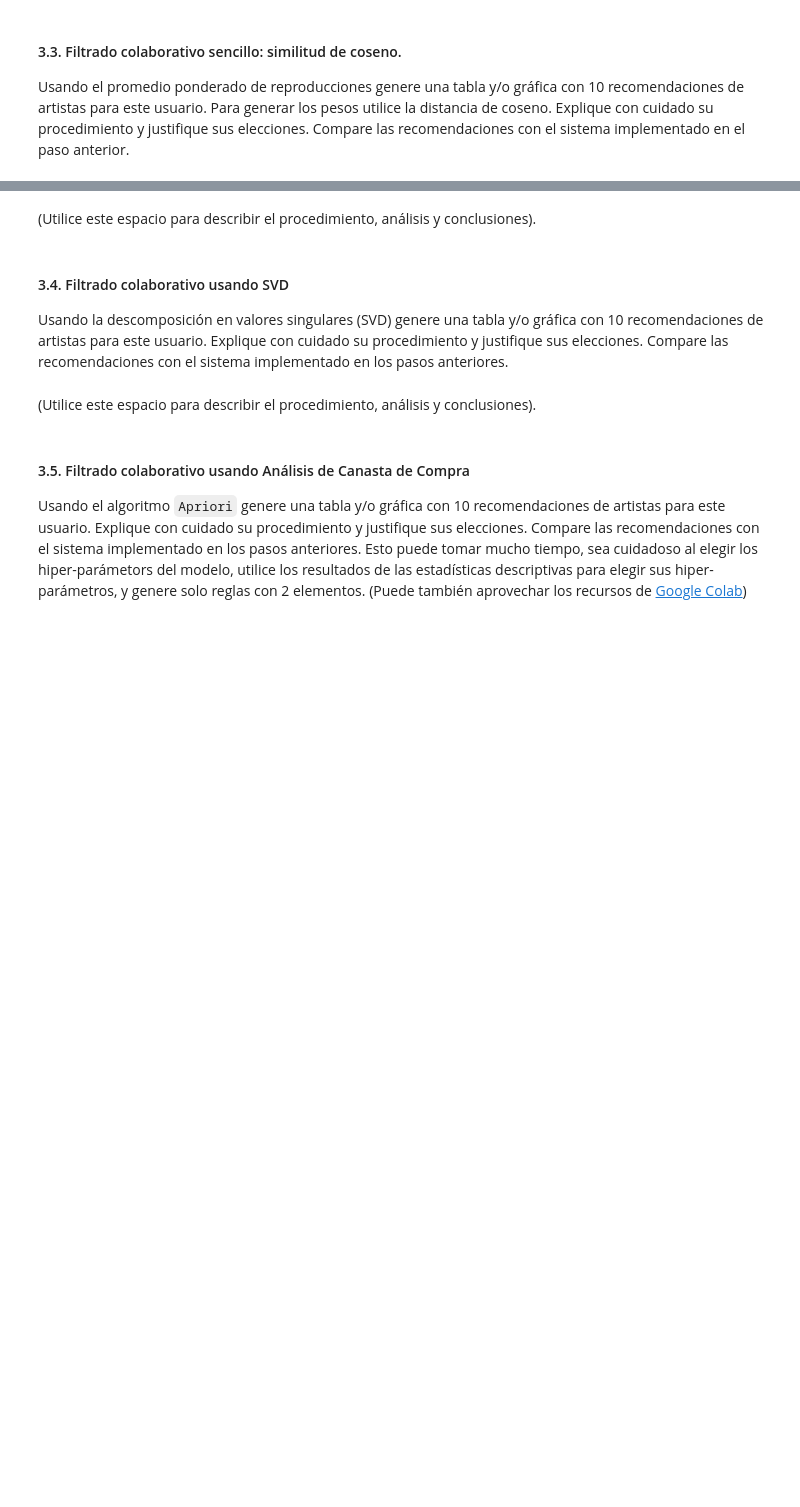
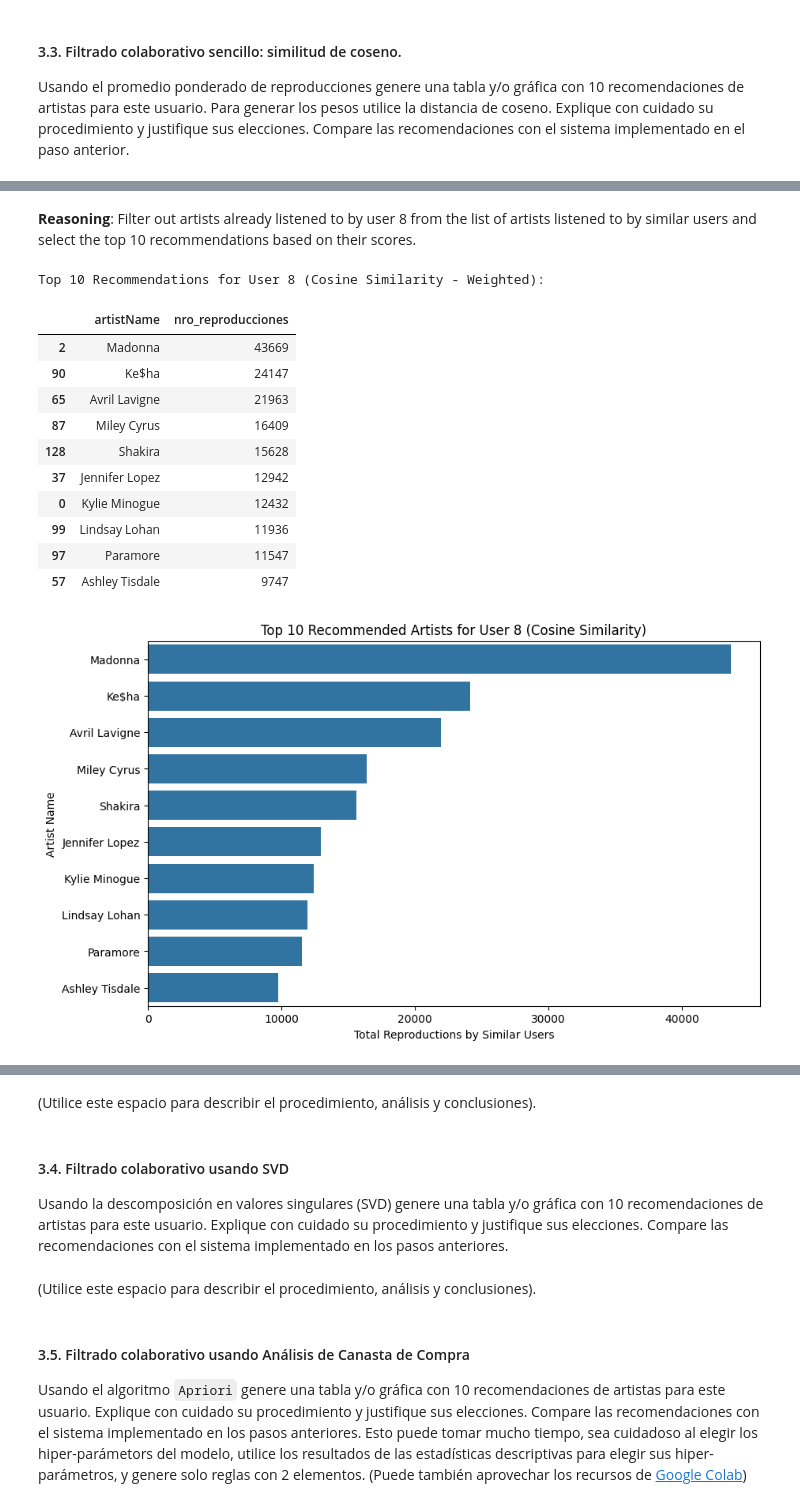
Before and after one commit to jbolivar1975/MIAD_Aprendizaje_no_supervisado, a Jupyter notebook: Semana5/S5_LC_Taller_Colab.ipynb, the cells around one changed output, grey strips where cells are left out. Saved outputs shown, nothing was run; the diff lists cells and outputs as text; code cells hidden in the pictures; blank space fills up the shorter version.

```diff
--- a/Semana5/S5_LC_Taller_Colab.ipynb
+++ b/Semana5/S5_LC_Taller_Colab.ipynb
@@ -236,0 +546,10 @@ Usando el promedio ponderado de reproducciones genere una tabla y/o gráfica  co
+# %%
+from sklearn.metrics.pairwise import cosine_similarity
+
+# Calculate cosine similarity between user 8 and all other users
+user8_similarity = cosine_similarity(user_artist_matrix.loc[[8]], user_artist_matrix)
+
+# Store the similarity scores
+user8_similarity_scores = pd.DataFrame(user8_similarity, index=[8], columns=user_artist_matrix.index)
+
+display(user8_similarity_scores.head())
@@ -236,0 +620,13 @@ Usando el promedio ponderado de reproducciones genere una tabla y/o gráfica  co
+# %%
+# Calculate a score for each artist based on the total reproductions by similar users
+# Group by artistID and sum the nro_reproducciones for the similar users
+artist_scores_by_similar_users = similar_users_interactions.groupby('artistID')['nro_reproducciones'].sum().reset_index()
+
+# Merge with artist names for better readability
+artist_scores_by_similar_users = pd.merge(artist_scores_by_similar_users, artists_df[['artistID', 'artistName']], on='artistID')
+
+# Sort artists by the calculated score in descending order
+artist_scores_by_similar_users_sorted = artist_scores_by_similar_users.sort_values(by='nro_reproducciones', ascending=False)
+
+# Display the head of the resulting DataFrame
+display(artist_scores_by_similar_users_sorted.head())
@@ -236,0 +640,37 @@ Usando el promedio ponderado de reproducciones genere una tabla y/o gráfica  co
+# %% [markdown]
+**Reasoning**:
+Filter out artists already listened to by user 8 from the list of artists listened to by similar users and select the top 10 recommendations based on their scores.
+# %%
+# Get the list of artists listened to by user 8 (already have user8_artists from previous steps)
+# user8_artists = user8_data['artistID'].tolist()
+
+# Filter out artists that user 8 has already listened to
+recommendations_cosine_similarity = artist_scores_by_similar_users_sorted[~artist_scores_by_similar_users_sorted['artistID'].isin(user8_artists)]
+
+# Get the top 10 recommended artists based on similar users' listening habits
+top_10_recommendations_cosine_similarity = recommendations_cosine_similarity.head(10)
+
+print("Top 10 Recommendations for User 8 (Cosine Similarity - Weighted):")
+display(top_10_recommendations_cosine_similarity[['artistName', 'nro_reproducciones']])
+
+# Visualize the top 10 recommendations
+plt.figure(figsize=(10, 6))
+sns.barplot(x='nro_reproducciones', y='artistName', data=top_10_recommendations_cosine_similarity)
+plt.title('Top 10 Recommended Artists for User 8 (Cosine Similarity)')
+plt.xlabel('Total Reproductions by Similar Users')
+plt.ylabel('Artist Name')
+plt.show()
+# %% [output]
+Top 10 Recommendations for User 8 (Cosine Similarity - Weighted):
+|  | artistName | nro_reproducciones |
+| 2 | Madonna | 43669 |
+| 90 | Ke$ha | 24147 |
+| 65 | Avril Lavigne | 21963 |
+| 87 | Miley Cyrus | 16409 |
+| 128 | Shakira | 15628 |
+| 37 | Jennifer Lopez | 12942 |
+| 0 | Kylie Minogue | 12432 |
+| 99 | Lindsay Lohan | 11936 |
+| 97 | Paramore | 11547 |
+| 57 | Ashley Tisdale | 9747 |
+[figure, added]
```
Also changed, not shown: parts of 89 cells of this notebook.
